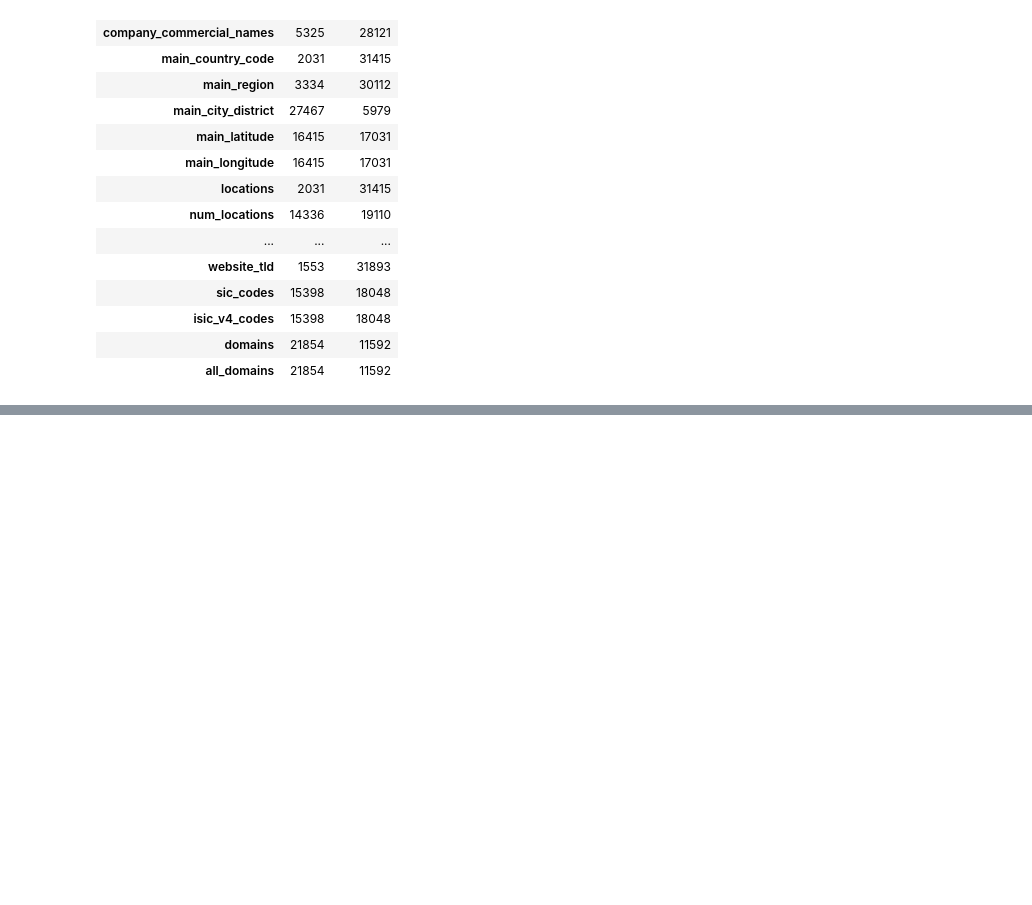
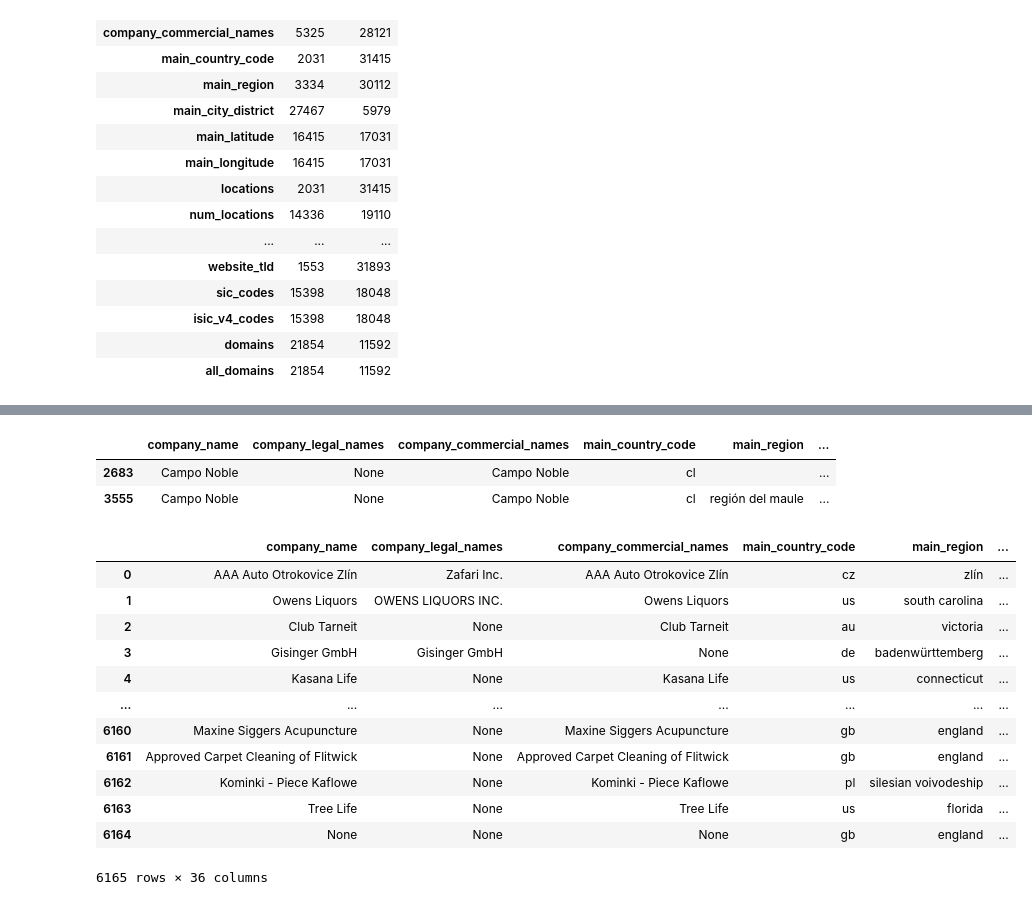
Before and after one commit to sebi2805/veridion, a Jupyter notebook: main.ipynb, the cells around one changed output, grey strips where cells are left out. Cells and saved outputs as stored; diff of their text form; code cells hidden in the pictures; blank space fills up the shorter version.

```diff
--- a/main.ipynb
+++ b/main.ipynb
@@ -193,0 +322,40 @@ pd.DataFrame({
+# %%
+# so lets build a redirect website url and see where is that taking us to the final website
+# important to note here, i assume that your dataset is build overtime, you dont build it everyday that's why we have old website
+
+
+# and one thing its very hard to paralelize things in python with thread beause you have the GIL which lets you execute python code line by line, but becasuse we are doing i/o
+# it should work better
+import pandas as pd
+import requests
+from urllib.parse import urlparse
+from concurrent.futures import ThreadPoolExecutor, as_completed
+from tqdm import tqdm  # im only using it to see progress
+
+
+
+# just so you know:)) the first time i did it raw and after 50 minutes I said I think i should paralize it
+def get_final_domain(domain):
+    if not domain or pd.isna(domain):
+        return ''
+    for scheme in ('https://', 'http://'):
+        try:
+            url = requests.get(f'{scheme}{domain}', timeout=5, allow_redirects=True).url
+            return urlparse(url).netloc.lower()
+        except Exception:
+            pass
+    return domain.lower()
+
+unique_domains = df['website_domain'].dropna().unique()
+redirect_map = {}
+
+with ThreadPoolExecutor(max_workers=50) as executor:
+    futures = {executor.submit(get_final_domain, d): d for d in unique_domains}
+    for future in tqdm(as_completed(futures), total=len(futures), desc="Resolving"):
+        dom = futures[future]
+        try:
+            redirect_map[dom] = future.result()
+        except Exception:
+            redirect_map[dom] = dom.lower()
+
+df['final_domain'] = df['website_domain'].map(lambda d: redirect_map.get(d, '').lower())
@@ -193,0 +428,23 @@ pd.DataFrame({
+# %%
+# an example of 2 compenies that are not duplicated
+deduped[deduped['company_name'] == "Campo Noble"]
+# %% [output]
+|  | company_name | company_legal_names | company_commercial_names | main_country_code | main_region | ... |
+| 2683 | Campo Noble | None | Campo Noble | cl |  | ... |
+| 3555 | Campo Noble | None | Campo Noble | cl | región del maule | ... |
+# %%
+deduped
+# %% [output]
+|  | company_name | company_legal_names | company_commercial_names | main_country_code | main_region | ... |
+| 0 | AAA Auto Otrokovice Zlín | Zafari Inc. | AAA Auto Otrokovice Zlín | cz | zlín | ... |
+| 1 | Owens Liquors | OWENS LIQUORS INC. | Owens Liquors | us | south carolina | ... |
+| 2 | Club Tarneit | None | Club Tarneit | au | victoria | ... |
+| 3 | Gisinger GmbH | Gisinger GmbH | None | de | badenwürttemberg | ... |
+| 4 | Kasana Life | None | Kasana Life | us | connecticut | ... |
+| ... | ... | ... | ... | ... | ... | ... |
+| 6160 | Maxine Siggers Acupuncture | None | Maxine Siggers Acupuncture | gb | england | ... |
+| 6161 | Approved Carpet Cleaning of Flitwick | None | Approved Carpet Cleaning of Flitwick | gb | england | ... |
+| 6162 | Kominki - Piece Kaflowe | None | Kominki - Piece Kaflowe | pl | silesian voivodeship | ... |
+| 6163 | Tree Life | None | Tree Life | us | florida | ... |
+| 6164 | None | None | None | gb | england | ... |
+6165 rows × 36 columns
```
Also changed, not shown: parts of 11 cells of this notebook.
